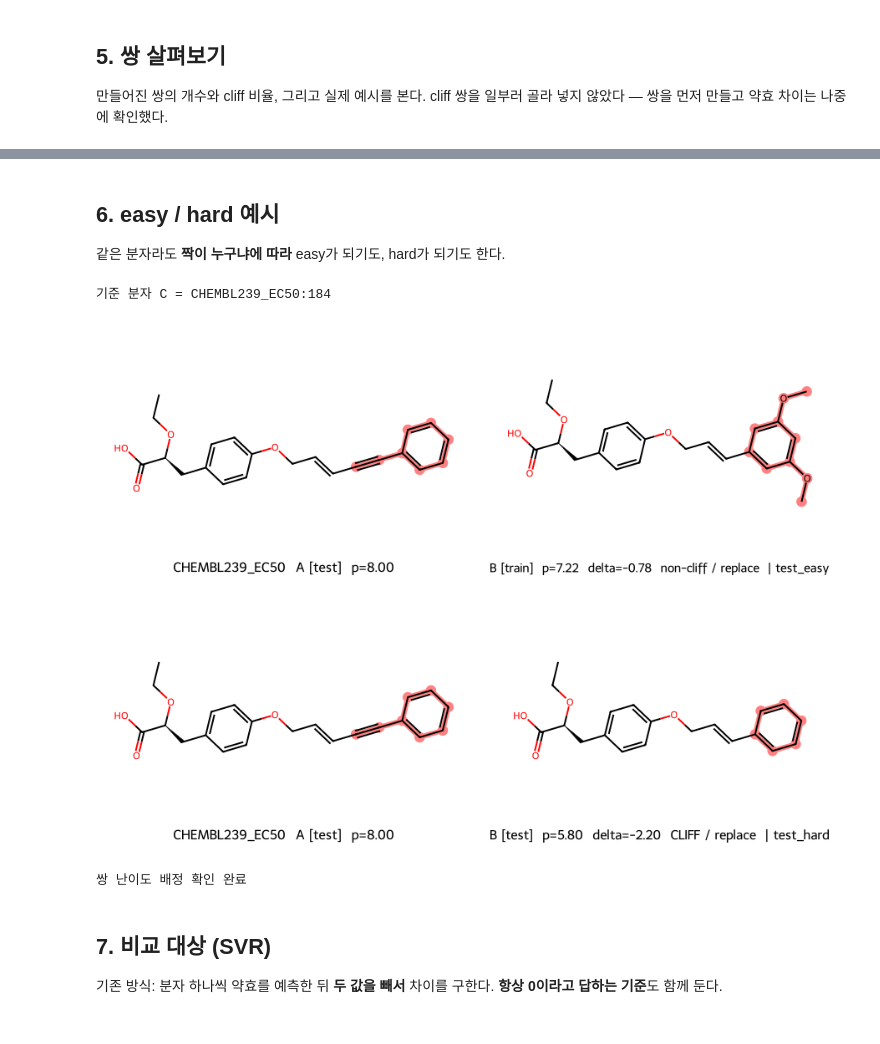
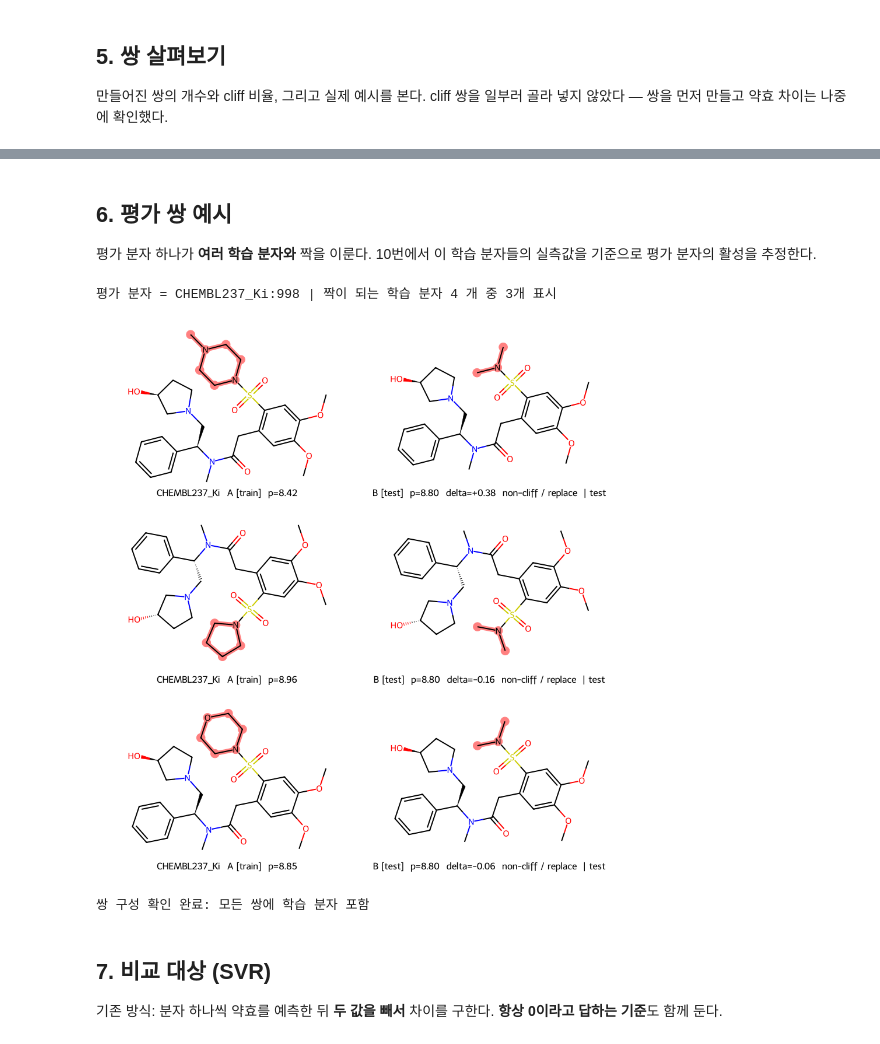
Before and after one commit to dlrudgms1234-commits/capstone, a Jupyter notebook: ac_pipeline.ipynb, the cells around one changed output, grey strips where cells are left out. Saved outputs shown, nothing was run; the diff lists cells and outputs as text; code cells hidden in the pictures.

```diff
--- a/ac_pipeline.ipynb
+++ b/ac_pipeline.ipynb
@@ -169,16 +173,16 @@ from rdkit.Chem.Draw import rdMolDraw2D
 
 RULE_CASES = [
     ('CC(=O)Nc1ccc(F)cc1', 'CC(=O)Nc1ccc(N)cc1', 'F 자리를 NH2 로 교체'),
-    ('CC(=O)Nc1ccccc1',    'CC(=O)Nc1ccc(F)cc1', 'H → F : A쪽엔 바뀐 원자가 없다'),
-    ('CC(=O)Nc1ccc(F)cc1', 'CC(=O)Nc1ccccc1',    'F → H : B쪽엔 바뀐 원자가 없다'),
+    ('CC(=O)Nc1ccccc1',    'CC(=O)Nc1ccc(F)cc1', 'H → F : A쪽 바뀐 원자 없음'),
+    ('CC(=O)Nc1ccc(F)cc1', 'CC(=O)Nc1ccccc1',    'F → H : B쪽 바뀐 원자 없음'),
     ('Cc1ccccc1',          'Cc1ccncc1',          '고리 안쪽 원자 C → N (MMP로는 표현 불가)'),
     ('Fc1ccc(Cl)cc1',      'Nc1ccc(Br)cc1',      '서로 떨어진 두 자리가 바뀜'),
     ('CC(=O)Nc1ccccc1',    'CC(=O)Nc1ccc(OCCCCCCCCCCCC)cc1', '한쪽에서 13개 원자가 바뀜'),
     ('C[C@H](N)O',         'C[C@@H](N)O',        '입체만 다르고 2D 구조는 같음'),
 ]
 VERDICT = {'replace': '통과 · replace', 'insert': '통과 · insert', 'delete': '통과 · delete',
-           'multi_site': '탈락 · 한 덩어리가 아니다', 'too_big': f'탈락 · {MAX_CHANGED}원자를 넘는다',
-           'identical_2d': '탈락 · 2D 구조가 같다'}
+           'multi_site': '탈락 · 한 덩어리 아님', 'too_big': f'탈락 · {MAX_CHANGED}원자 초과',
+           'identical_2d': '탈락 · 2D 구조 동일'}
 PASS, FAIL = '#008300', '#e34948'
 
 def mcs_diff(a, b):
@@ -259,7 +263,12 @@ def make_pairs(target):
     pairs.to_pickle(path)
     return pairs
 
-pairs = pd.concat([make_pairs(t).assign(target=t) for t in DEV_TARGETS], ignore_index=True)
+# 쌍 캐시에는 hard 쌍(검증–검증, 평가–평가)도 들어 있다. 파이프라인에서는 학습 분자를 포함한 쌍만 쓴다
+KEEP = {'train': 'train', 'val_easy': 'val', 'test_easy': 'test'}
+def keep_anchored(df):
+    return df[df.split.isin(KEEP)].assign(split=lambda d: d.split.map(KEEP)).reset_index(drop=True)
+
+pairs = keep_anchored(pd.concat([make_pairs(t).assign(target=t) for t in DEV_TARGETS], ignore_index=True))
 # 각 분자가 속한 split (쌍 split의 근거)
 mol_split = {t: load(t).split for t in DEV_TARGETS}
 pairs['split_a'] = [mol_split[t][i] for t, i in zip(pairs.target, pairs.i)]
@@ -275,6 +285,6 @@ print(f'쌍 {len(pairs):,}개  |  cliff {pairs.is_cliff.sum():,}개 ({pairs.is_c
 # %%
 def sim_pairs(target):
-    """유사도 조건만 만족하는 쌍 전부 (모든 난이도). 공통 구조 계산이 없어 지문 비교만 하면 된다"""
+    """유사도 조건만 만족하는 쌍 전부 (모든 split 조합). 공통 구조 계산이 없어 지문 비교만 하면 된다"""
     path = f'{PAIRS}/{target}_simall.pkl'
     if os.path.exists(path):
         return pd.read_pickle(path)
@@ -294,7 +304,7 @@ def sim_pairs(target):
 
 # 한 군데만 다른 쌍의 편집 정보를 유사 쌍 표에 옮겨 붙인다
 info = pairs.set_index(['target', 'i', 'j'])[['edit', 'atoms_a', 'atoms_b']]
-pairs_all = pd.concat([sim_pairs(t).assign(target=t) for t in DEV_TARGETS], ignore_index=True) \
+pairs_all = keep_anchored(pd.concat([sim_pairs(t).assign(target=t) for t in DEV_TARGETS], ignore_index=True)) \
               .join(info, on=['target', 'i', 'j'])
 assert pairs_all.edit.notna().sum() == len(info), '한 군데만 다른 쌍은 모두 유사 쌍 안에 있어야 한다'
 pairs_all['edit'] = pairs_all.edit.fillna('multi')
@@ -373,12 +383,12 @@ for (r, kind), (ax_a, ax_b) in zip(rows, axes):
     ax_a.imshow(render_mol(a, ca, col)); ax_b.imshow(render_mol(b, cb, col))
     if kind == 'single':
         ax_a.set_title(f'A   단일 부위 · {r.edit}', loc='left', fontsize=9.5, color='#008300')
-        ax_b.set_title(f'B   학습 + 평가 모두 사용   |   Δ={r.delta:+.2f}', loc='left', fontsize=9.5, color='0.25')
+        ax_b.set_title(f'B   두 설정 모두에 들어감   |   Δ={r.delta:+.2f}', loc='left', fontsize=9.5, color='0.25')
     else:
         ax_a.set_title('A   multi · 바뀐 곳이 두 군데 이상', loc='left', fontsize=9.5, color='#e34948')
-        ax_b.set_title(f'B   학습에만 사용 (조각 벡터 0)   |   Δ={r.delta:+.2f}', loc='left', fontsize=9.5, color='0.25')
+        ax_b.set_title(f'B   유사 쌍 전부에만 (조각 벡터 0)   |   Δ={r.delta:+.2f}', loc='left', fontsize=9.5, color='0.25')
     for x in (ax_a, ax_b):
         x.axis('off')
-fig.suptitle('학습 쌍 확대 — 위 2쌍은 평가에도 쓰고, 아래 2쌍은 학습에만 쓴다', y=0.997, fontsize=11)
+fig.suptitle('두 설정의 차이: 위 2쌍은 두 설정 모두, 아래 2쌍은 "유사 쌍 전부"에만 포함', y=0.997, fontsize=11)
 fig.tight_layout(); plt.show()
 # %% [output]
@@ -467,25 +477,26 @@ draw_pairs(sample)
 # %% [markdown]
-## 6. easy / hard 예시
+## 6. 평가 쌍 예시
 
-같은 분자라도 **짝이 누구냐에 따라** easy가 되기도, hard가 되기도 한다.
+평가 분자 하나가 **여러 학습 분자와** 짝을 이룬다.
+10번에서 이 학습 분자들의 실측값을 기준으로 평가 분자의 활성을 추정한다.
 # %%
-# 쌍마다 test 분자를 기준 분자(center)로 펼친 뒤, easy 쌍과 hard 쌍을 둘 다 가진 test 분자 하나 선택
+# 평가 쌍마다 평가 분자를 기준(center)으로 펼친 뒤, 학습 분자 짝이 3개 이상인 평가 분자 하나 선택
 long = pd.concat([pairs[pairs[s] == 'test'].assign(center=lambda x: x.target + ':' + x[m].astype(str))
                   for m, s in [('i', 'split_a'), ('j', 'split_b')]])
-has_both = long.groupby('center').split.agg(lambda s: {'test_easy', 'test_hard'} <= set(s))
-center = has_both[has_both].sample(1, random_state=SEED).index[0]
-print('기준 분자 C =', center)
-draw_pairs(long[long.center == center].groupby('split').sample(1, random_state=SEED).sort_values('split'))
+n_ref = long.groupby('center').size()
+center = n_ref[n_ref >= 3].sample(1, random_state=SEED).index[0]
+print('평가 분자 =', center, '| 짝이 되는 학습 분자', int(n_ref[center]), '개 중 3개 표시')
+draw_pairs(long[long.center == center].sample(3, random_state=SEED))
 # %% [output]
-기준 분자 C = CHEMBL239_EC50:184
+평가 분자 = CHEMBL237_Ki:998 | 짝이 되는 학습 분자 4 개 중 3개 표시
-[figure, old version]
+[figure, new version]
 # %%
-# 분자 split 조합이 쌍 난이도로 제대로 이어졌는지 확인 (val–test 조합은 없어야 한다)
-assert set(zip(pairs.split_a, pairs.split_b)) <= {(a, b) for a, b in PAIR_SPLIT} | {(b, a) for a, b in PAIR_SPLIT}
-assert not pairs.split.isna().any()
-print('쌍 난이도 배정 확인 완료')
+# 모든 쌍에 학습 분자가 하나 이상 있어야 한다 (기준 분자 없는 쌍이 빠졌는지 확인)
+assert ((pairs.split_a == 'train') | (pairs.split_b == 'train')).all()
+assert set(pairs.split) == set(SPLITS) and not pairs.split.isna().any()
+print('쌍 구성 확인 완료: 모든 쌍에 학습 분자 포함')
 # %% [output]
-쌍 난이도 배정 확인 완료
+쌍 구성 확인 완료: 모든 쌍에 학습 분자 포함
 # %% [markdown]
 ## 7. 비교 대상 (SVR)
 
```
Also changed, not shown: parts of 40 cells of this notebook, 1 other file.
